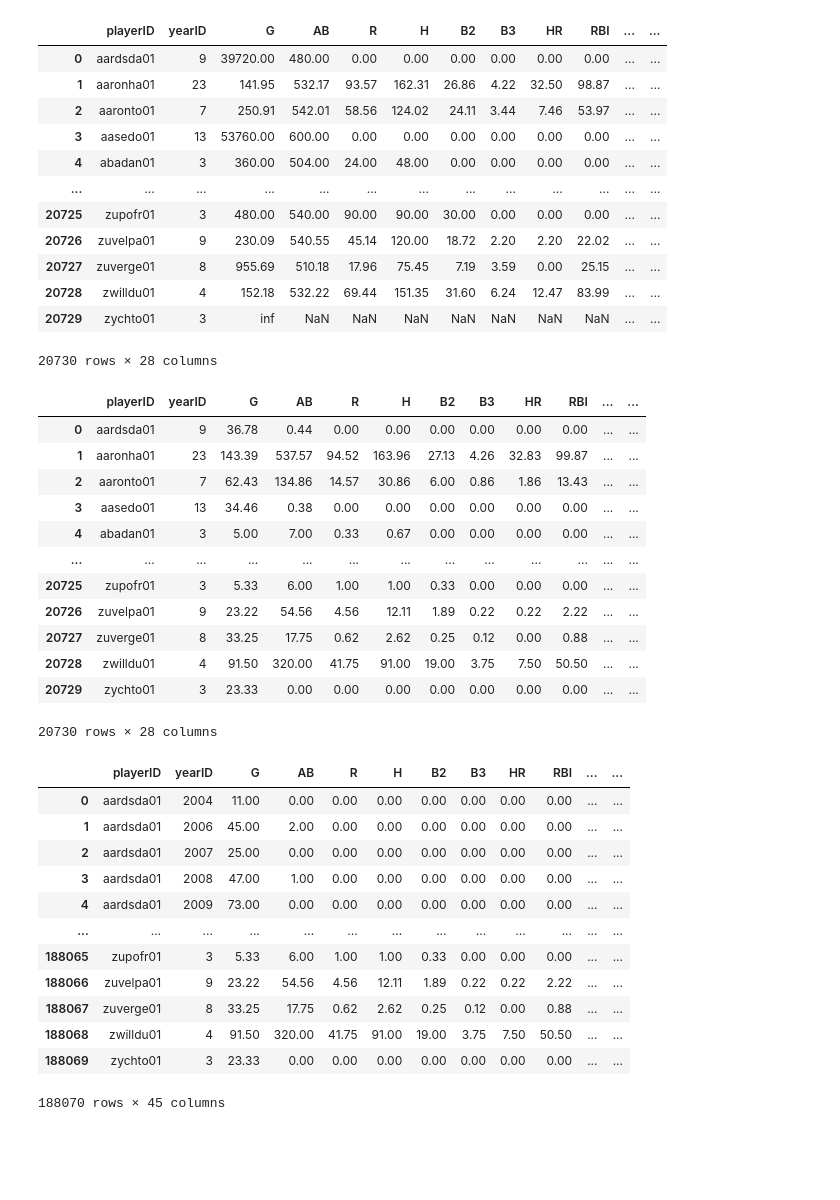
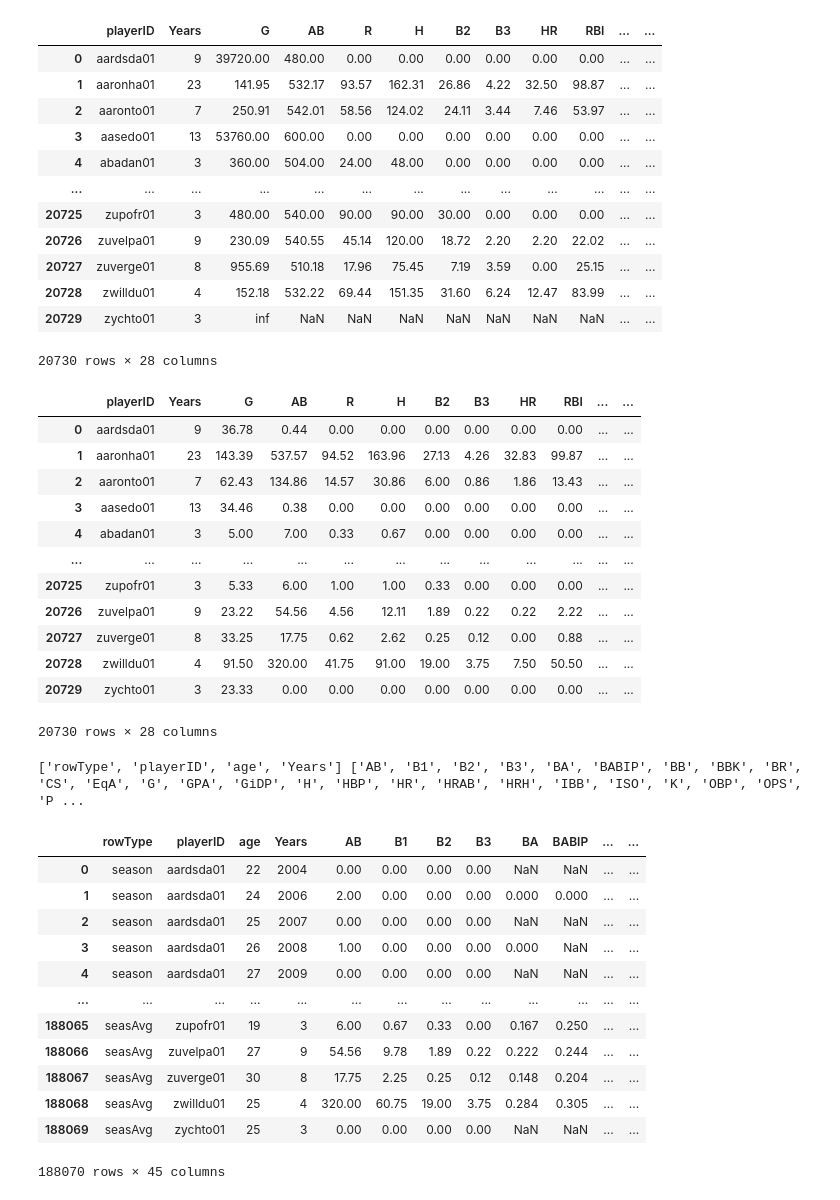
Before and after one commit to anwrak/jbbs_data, a Jupyter notebook: process_data/player_batting.ipynb, the cells around one changed output. Cells and saved outputs as stored; diff of their text form; code cells hidden in the pictures; blank space fills up the shorter version.

```diff
--- a/process_data/player_batting.ipynb
+++ b/process_data/player_batting.ipynb
@@ -52,7 +53,7 @@ player_batting['RP'] = BasicHitting.calc_rp(player_batting)
 #create rows for career
 career_df = player_batting.copy()
 career_df = career_df.drop(['rowType'], axis=1).groupby(['playerID']).agg({
-    'yearID': 'count',
+    'Years': 'count',
     'G': 'sum',
     'AB': 'sum',
     'R': 'sum',
@@ -101,7 +102,7 @@ career_df
 # %%
 #create rows for 162 Game Avg.
 avg162_df = career_df.drop(['rowType'], axis=1 ).copy()
-stat_cols = avg162_df.columns.difference(['playerID', 'age', 'yearID'])
+stat_cols = avg162_df.columns.difference(['playerID', 'age', 'Years'])
 
 
 avg162_df[stat_cols] = avg162_df[stat_cols].div(avg162_df['G'], axis=0).mul(162).round(2)
@@ -126,7 +127,7 @@ avg162_df
 # %%
 #create rows for 600 PA Avg.
 avg600_df = career_df.drop(['rowType'], axis=1 ).copy()
-stat_cols = avg600_df.columns.difference(['playerID', 'age', 'yearID'])
+stat_cols = avg600_df.columns.difference(['playerID', 'age', 'Years'])
 
 
 avg600_df[stat_cols] = avg600_df[stat_cols].div(avg600_df['PA'], axis=0).mul(600).round(2)
@@ -135,7 +136,7 @@ avg600_df['rowType'] = '600Avg'
 
 avg600_df
 # %% [output]
-|  | playerID | yearID | G | AB | R | H | B2 | B3 | HR | RBI | ... | ... |
+|  | playerID | Years | G | AB | R | H | B2 | B3 | HR | RBI | ... | ... |
 | 0 | aardsda01 | 9 | 39720.00 | 480.00 | 0.00 | 0.00 | 0.00 | 0.00 | 0.00 | 0.00 | ... | ... |
 | 1 | aaronha01 | 23 | 141.95 | 532.17 | 93.57 | 162.31 | 26.86 | 4.22 | 32.50 | 98.87 | ... | ... |
 | 2 | aaronto01 | 7 | 250.91 | 542.01 | 58.56 | 124.02 | 24.11 | 3.44 | 7.46 | 53.97 | ... | ... |
@@ -152,7 +153,7 @@ avg600_df
 #create rows for season average
 season_avg_df = player_batting.copy()
 season_avg_df = season_avg_df.drop(['rowType'], axis=1).groupby(['playerID']).agg({
-    'yearID': 'count',
+    'Years': 'count',
     'G': 'mean',
     'AB': 'mean',
     'R': 'mean',
@@ -185,7 +186,7 @@ season_avg_df['rowType'] = 'seasAvg'
 
 season_avg_df
 # %% [output]
-|  | playerID | yearID | G | AB | R | H | B2 | B3 | HR | RBI | ... | ... |
+|  | playerID | Years | G | AB | R | H | B2 | B3 | HR | RBI | ... | ... |
 | 0 | aardsda01 | 9 | 36.78 | 0.44 | 0.00 | 0.00 | 0.00 | 0.00 | 0.00 | 0.00 | ... | ... |
 | 1 | aaronha01 | 23 | 143.39 | 537.57 | 94.52 | 163.96 | 27.13 | 4.26 | 32.83 | 99.87 | ... | ... |
 | 2 | aaronto01 | 7 | 62.43 | 134.86 | 14.57 | 30.86 | 6.00 | 0.86 | 1.86 | 13.43 | ... | ... |
@@ -201,38 +202,46 @@ season_avg_df
 # %%
 all_hitting = pd.concat([player_batting, career_df, avg162_df, avg600_df, season_avg_df], ignore_index=True)
 
 #ratios and percentages for all
 all_hitting['BA'] = BasicHitting.calc_ba(all_hitting).round(4)
 all_hitting['HRAB'] = BasicHitting.calc_hrab(all_hitting).round(4)
 all_hitting['HRH'] = BasicHitting.calc_hrh(all_hitting).round(4)
 all_hitting['OBP'] = BasicHitting.calc_obp(all_hitting).round(4)
 all_hitting['SLGp'] = BasicHitting.calc_slg(all_hitting).round(4)
 all_hitting['OPS'] = BasicHitting.calc_ops(all_hitting).round(4)
 all_hitting['XBHp'] = BasicHitting.calc_xbh_pct(all_hitting).round(4)
 all_hitting['EqA'] = BasicHitting.calc_eqa(all_hitting).round(4)
 all_hitting['ISO'] = BasicHitting.calc_iso(all_hitting).round(4)
 all_hitting['GPA'] = BasicHitting.calc_gpa(all_hitting).round(4)
 all_hitting['PASO'] = BasicHitting.calc_paso(all_hitting).round(4)
 all_hitting['BBK'] = BasicHitting.calc_bbk(all_hitting).round(4)
 all_hitting['RC'] = BasicHitting.calc_rc(all_hitting).round(4)
 all_hitting['BR'] = BasicHitting.calc_br(all_hitting).round(4)
 all_hitting['SBp'] = BasicHitting.calc_sbp(all_hitting).round(4)
 all_hitting['TA'] = BasicHitting.calc_ta(all_hitting).round(4)
 all_hitting['BABIP'] = BasicHitting.calc_babip(all_hitting).round(4)
 
-#reorder the columns
-all_hitting = all_hitting[['rowType', 'playerID', 'age', 'Years', 'G', 'AB', 'R', 'H', 'B2', 'B3', 'HR', 'RBI', 'SB', 'CS', 'BB', ]]
+#reorder th columns
+first_cols = ['rowType', 'playerID', 'age', 'Years']
+addl_cols = all_hitting.columns.difference(first_cols).tolist()
+
+print(first_cols, addl_cols)
+all_hitting = all_hitting[first_cols + addl_cols]
+
+all_hitting
+#all_hitting = all_hitting[['rowType', 'playerID', 'age', 'Years', 'G', 'AB', 'R', 'H', 'B2', 'B3', 'HR', 'RBI', 'SB', 'CS', 'BB', 'K', 'IBB', 'HBP', 'SH', 'SF', 'GiDP', 'XBH', ]]
 # %% [output]
+['rowType', 'playerID', 'age', 'Years'] ['AB', 'B1', 'B2', 'B3', 'BA', 'BABIP', 'BB', 'BBK', 'BR', 'CS', 'EqA', 'G', 'GPA', 'GiDP', 'H', 'HBP', 'HR', 'HRAB', 'HRH', 'IBB', 'ISO', 'K', 'OBP', 'OPS', 'P ...
-|  | playerID | yearID | G | AB | R | H | B2 | B3 | HR | RBI | ... | ... |
-| 0 | aardsda01 | 2004 | 11.00 | 0.00 | 0.00 | 0.00 | 0.00 | 0.00 | 0.00 | 0.00 | ... | ... |
-| 1 | aardsda01 | 2006 | 45.00 | 2.00 | 0.00 | 0.00 | 0.00 | 0.00 | 0.00 | 0.00 | ... | ... |
-| 2 | aardsda01 | 2007 | 25.00 | 0.00 | 0.00 | 0.00 | 0.00 | 0.00 | 0.00 | 0.00 | ... | ... |
-| 3 | aardsda01 | 2008 | 47.00 | 1.00 | 0.00 | 0.00 | 0.00 | 0.00 | 0.00 | 0.00 | ... | ... |
-| 4 | aardsda01 | 2009 | 73.00 | 0.00 | 0.00 | 0.00 | 0.00 | 0.00 | 0.00 | 0.00 | ... | ... |
+|  | rowType | playerID | age | Years | AB | B1 | B2 | B3 | BA | BABIP | ... | ... |
+| 0 | season | aardsda01 | 22 | 2004 | 0.00 | 0.00 | 0.00 | 0.00 | NaN | NaN | ... | ... |
+| 1 | season | aardsda01 | 24 | 2006 | 2.00 | 0.00 | 0.00 | 0.00 | 0.000 | 0.000 | ... | ... |
+| 2 | season | aardsda01 | 25 | 2007 | 0.00 | 0.00 | 0.00 | 0.00 | NaN | NaN | ... | ... |
+| 3 | season | aardsda01 | 26 | 2008 | 1.00 | 0.00 | 0.00 | 0.00 | 0.000 | NaN | ... | ... |
+| 4 | season | aardsda01 | 27 | 2009 | 0.00 | 0.00 | 0.00 | 0.00 | NaN | NaN | ... | ... |
 | ... | ... | ... | ... | ... | ... | ... | ... | ... | ... | ... | ... | ... |
-| 188065 | zupofr01 | 3 | 5.33 | 6.00 | 1.00 | 1.00 | 0.33 | 0.00 | 0.00 | 0.00 | ... | ... |
-| 188066 | zuvelpa01 | 9 | 23.22 | 54.56 | 4.56 | 12.11 | 1.89 | 0.22 | 0.22 | 2.22 | ... | ... |
-| 188067 | zuverge01 | 8 | 33.25 | 17.75 | 0.62 | 2.62 | 0.25 | 0.12 | 0.00 | 0.88 | ... | ... |
-| 188068 | zwilldu01 | 4 | 91.50 | 320.00 | 41.75 | 91.00 | 19.00 | 3.75 | 7.50 | 50.50 | ... | ... |
-| 188069 | zychto01 | 3 | 23.33 | 0.00 | 0.00 | 0.00 | 0.00 | 0.00 | 0.00 | 0.00 | ... | ... |
+| 188065 | seasAvg | zupofr01 | 19 | 3 | 6.00 | 0.67 | 0.33 | 0.00 | 0.167 | 0.250 | ... | ... |
+| 188066 | seasAvg | zuvelpa01 | 27 | 9 | 54.56 | 9.78 | 1.89 | 0.22 | 0.222 | 0.244 | ... | ... |
+| 188067 | seasAvg | zuverge01 | 30 | 8 | 17.75 | 2.25 | 0.25 | 0.12 | 0.148 | 0.204 | ... | ... |
+| 188068 | seasAvg | zwilldu01 | 25 | 4 | 320.00 | 60.75 | 19.00 | 3.75 | 0.284 | 0.305 | ... | ... |
+| 188069 | seasAvg | zychto01 | 25 | 3 | 0.00 | 0.00 | 0.00 | 0.00 | NaN | NaN | ... | ... |
-188070 rows × 45 columns
+188070 rows × 45 columns
```
Also changed, not shown: parts of 4 cells of this notebook.
